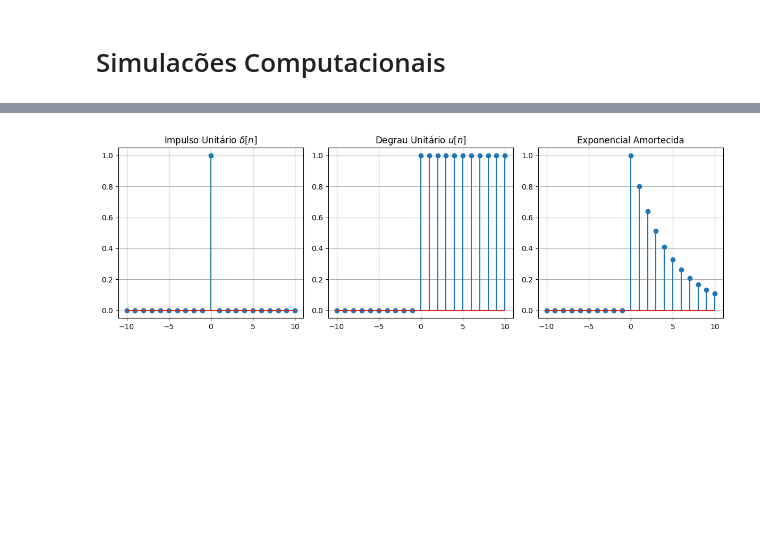
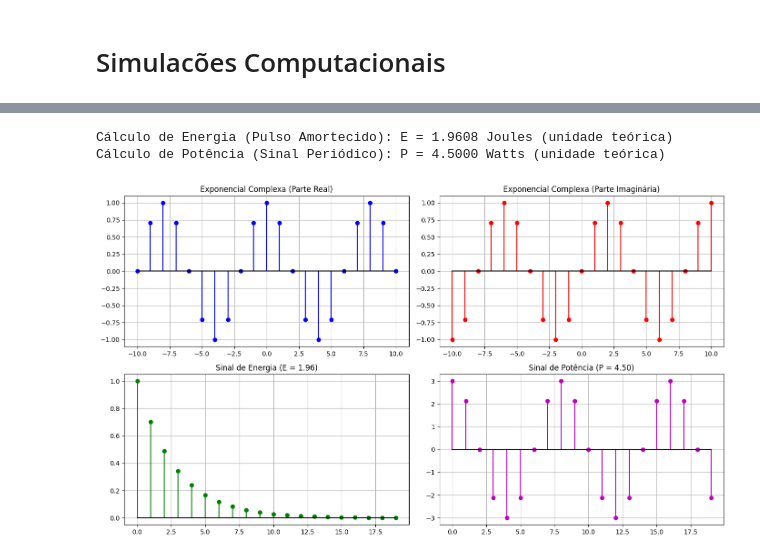
Before and after one commit to cefrasjose/estudoDirigido_PDS, a Jupyter notebook: simulacoes/simulacoes.ipynb, the cells around one changed output, grey strips where cells are left out. Cells and saved outputs as stored; diff of their text form; code cells hidden in the pictures; blank space fills up the shorter version.

```diff
--- a/simulacoes/simulacoes.ipynb
+++ b/simulacoes/simulacoes.ipynb
@@ -28,31 +72,49 @@ import matplotlib.pyplot as plt
 # %%
 n = np.arange(-10, 11)
 
 impulso = np.where(n == 0, 1, 0)
-
 degrau = np.where(n >= 0, 1, 0)
 
-exponencial = (0.8 ** n) * degrau
+omega = np.pi / 4
+exp_complexa = np.exp(1j * omega * n)
 
-plt.figure(figsize=(12, 4))
+n_energia = np.arange(0, 20)
+sinal_energia = (0.7 ** n_energia) * np.where(n_energia >= 0, 1, 0)
+energia_total = np.sum(np.abs(sinal_energia)**2)
 
-plt.subplot(1, 3, 1)
-plt.stem(n, impulso)
-plt.title('Impulso Unitário $\delta[n]$')
+n_potencia = np.arange(0, 100)
+sinal_potencia = 3 * np.cos(np.pi / 4 * n_potencia)
+potencia_media = np.mean(np.abs(sinal_potencia)**2)
+
+print(f"Cálculo de Energia (Pulso Amortecido): E = {energia_total:.4f} Joules (unidade teórica)")
+print(f"Cálculo de Potência (Sinal Periódico): P = {potencia_media:.4f} Watts (unidade teórica)")
+
+plt.figure(figsize=(14, 8))
+
+plt.subplot(2, 2, 1)
+plt.stem(n, np.real(exp_complexa), linefmt='b-', markerfmt='bo', basefmt='k-')
+plt.title('Exponencial Complexa (Parte Real)')
 plt.grid(True)
 
-plt.subplot(1, 3, 2)
-plt.stem(n, degrau)
-plt.title('Degrau Unitário $u[n]$')
+plt.subplot(2, 2, 2)
+plt.stem(n, np.imag(exp_complexa), linefmt='r-', markerfmt='ro', basefmt='k-')
+plt.title('Exponencial Complexa (Parte Imaginária)')
 plt.grid(True)
 
-plt.subplot(1, 3, 3)
-plt.stem(n, exponencial)
-plt.title('Exponencial Amortecida')
+plt.subplot(2, 2, 3)
+plt.stem(n_energia, sinal_energia, linefmt='g-', markerfmt='go', basefmt='k-')
+plt.title(f'Sinal de Energia (E = {energia_total:.2f})')
+plt.grid(True)
+
+plt.subplot(2, 2, 4)
+plt.stem(n_potencia[:20], sinal_potencia[:20], linefmt='m-', markerfmt='mo', basefmt='k-')
+plt.title(f'Sinal de Potência (P = {potencia_media:.2f})')
 plt.grid(True)
 
 plt.tight_layout()
-plt.savefig('../resultados/sinais_elementares.png')
+plt.savefig('../resultados/analise_sinais.png')
 plt.show()
 # %% [output]
+Cálculo de Energia (Pulso Amortecido): E = 1.9608 Joules (unidade teórica)
+Cálculo de Potência (Sinal Periódico): P = 4.5000 Watts (unidade teórica)
-[figure, old version]
+[figure, new version]
```
Also changed, not shown: parts of 1 cell of this notebook, 1 other file.
